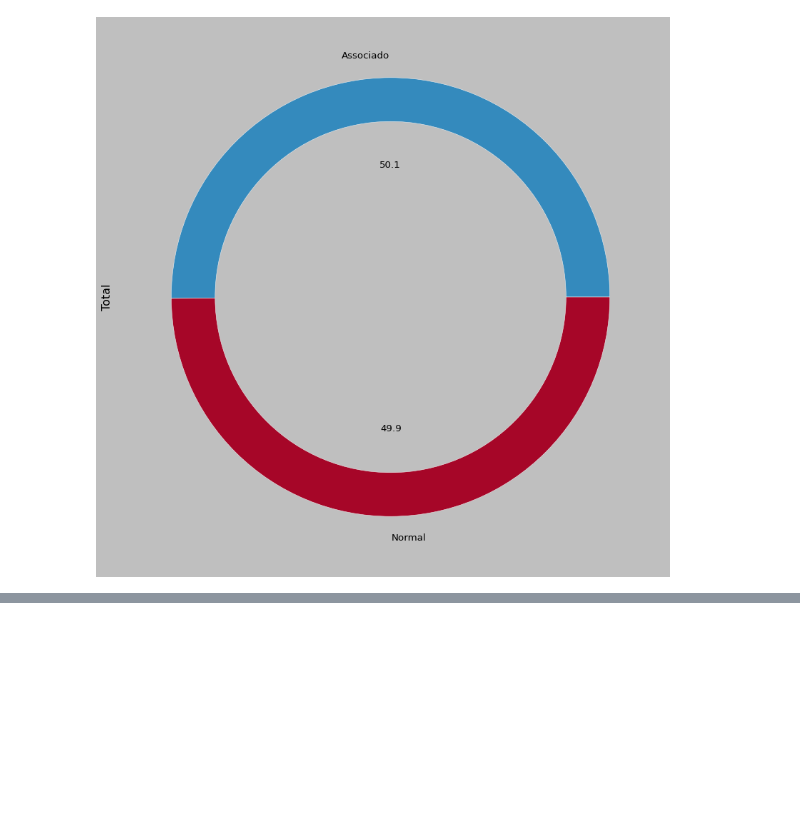
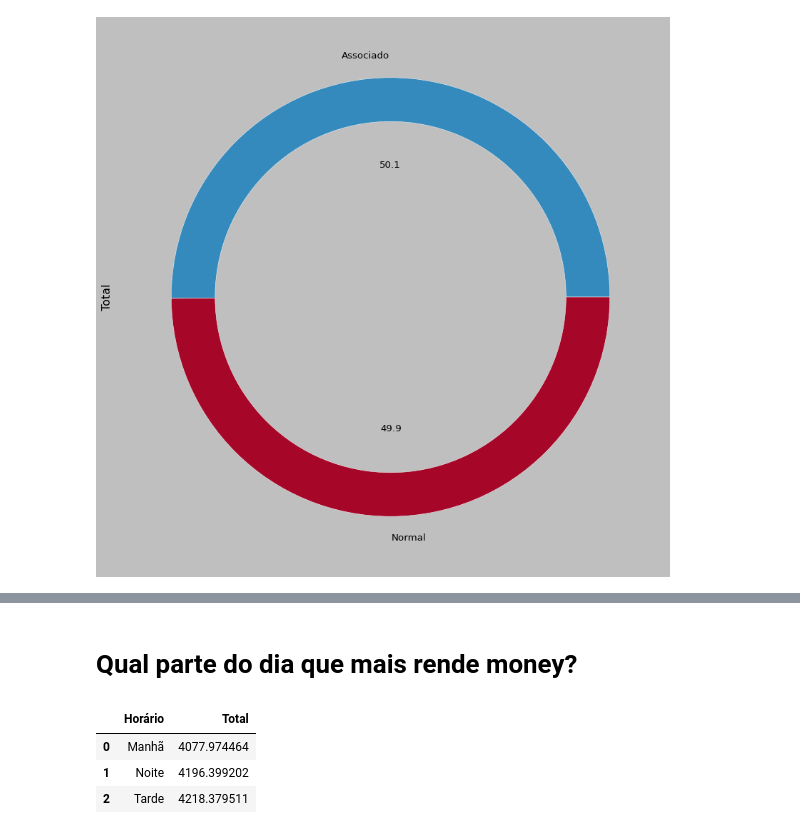
Before and after one commit to AlbertoZamarchi/Mineracao-Dados, a Jupyter notebook: Primeira_Analise_Dados.ipynb, the cells around one changed output, grey strips where cells are left out. Saved outputs shown, nothing was run; the diff lists cells and outputs as text; code cells hidden in the pictures; blank space fills up the shorter version.

```diff
--- a/Primeira_Analise_Dados.ipynb
+++ b/Primeira_Analise_Dados.ipynb
@@ -401,0 +436,2 @@ array([<AxesSubplot:ylabel='Total'>], dtype=object)
+# %% [markdown]
+# Qual parte do dia que mais rende money?
@@ -401,0 +440,7 @@ array([<AxesSubplot:ylabel='Total'>], dtype=object)
+# %%
+agrupamento_horario_total
+# %% [output]
+|  | Horário | Total |
+| 0 | Manhã | 4077.974464 |
+| 1 | Noite | 4196.399202 |
+| 2 | Tarde | 4218.379511 |
```
Also changed, not shown: parts of 7 cells of this notebook.
